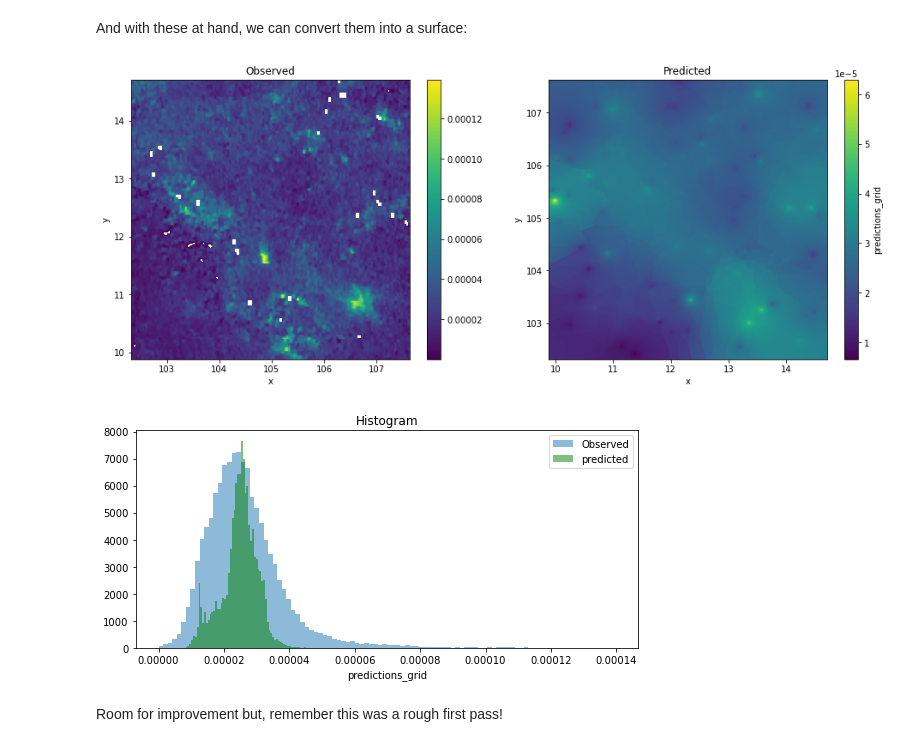
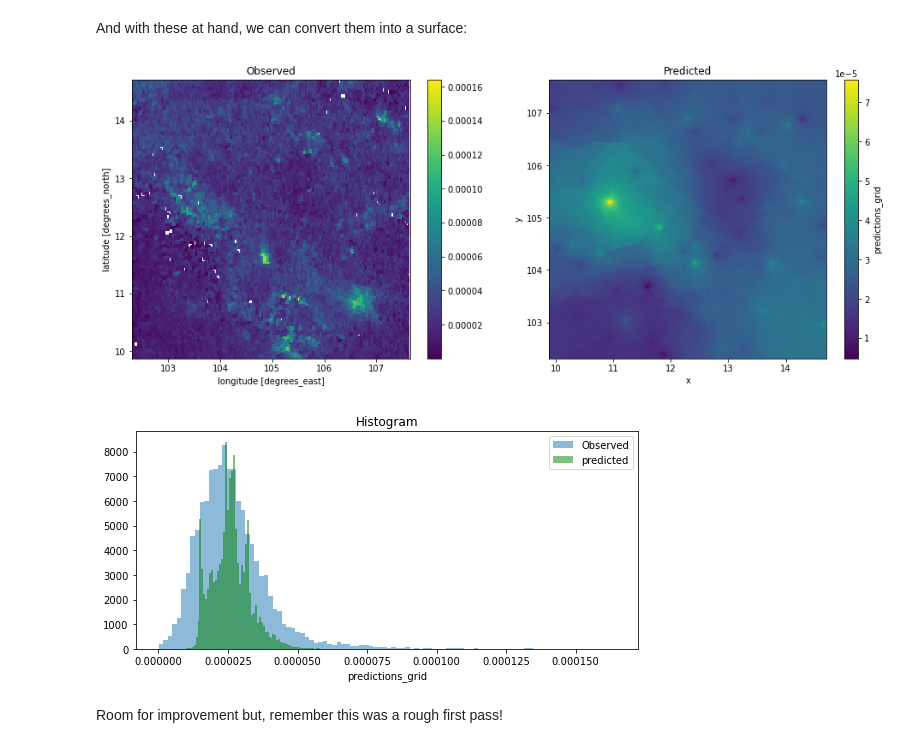
Before and after one commit to darribas/gds4ae, a Jupyter notebook: content/notebooks/04-Spatial_feature_eng_i.ipynb, the cells around one changed output. Saved outputs shown, nothing was run; the diff lists cells and outputs as text; code cells hidden in the pictures.

```diff
--- a/content/notebooks/04-Spatial_feature_eng_i.ipynb
+++ b/content/notebooks/04-Spatial_feature_eng_i.ipynb
@@ -296 +289,17 @@ tgt_friction = canvas.raster(friction)
+# %%
+# Define dimensions
+dimX, dimY = 300, 400
+minx, miny, maxx, maxy = pollution.rio.bounds()
+# Create XY indices
+ys = np.linspace(miny, maxy, dimY)
+xs = np.linspace(minx, maxx, dimX)
+# Set up placeholder array
+canvas = xarray.DataArray(
+    np.zeros((dimY, dimX)),
+    coords=[ys, xs],
+    dims=["y", "x"]
+).rio.write_crs(4326) # Add CRS
+# %%
+cvs_pollution = pollution.rio.reproject_match(canvas)
+cvs_friction = friction.rio.reproject_match(canvas)
 # %%
@@ -442,5 +445,7 @@ tgt_pollution_mt = tgt_pollution.rio.set_crs(
+# %%
+canvas_mt = canvas.rio.reproject(5726)
 # %%
-xy_pairs = tgt_pollution_mt.to_series().index
+xy_pairs = canvas_mt.to_series().index
 xys = np.array(
     [
         xy_pairs.get_level_values("x"),
@@ -466,29 +471,31 @@ predictions_surface = xarray.DataArray().from_series(
 # %%
 f, axs = plt.subplots(1, 2, figsize=(16, 6))
 
-tgt_pollution.where(tgt_pollution>0).plot(ax=axs[0])
+cvs_pollution.where(cvs_pollution>0).plot(ax=axs[0])
 axs[0].set_title("Observed")
 
-predictions_surface.plot(ax=axs[1])
+predictions_surface.where(
+    predictions_surface>0
+).plot(ax=axs[1])
 axs[1].set_title("Predicted")
 
 plt.show()
 # %% [output]
-[figure, old version]
+[figure, new version]
 # %%
 f, ax = plt.subplots(1, figsize=(9, 4))
-tgt_pollution.where(
-    tgt_pollution>0
+cvs_pollution.where(
+    cvs_pollution>0
 ).plot.hist(
     bins=100, alpha=0.5, ax=ax, label="Observed"
 )
 predictions_surface.plot.hist(
     bins=100, alpha=0.5, ax=ax, color="g", label="predicted"
 )
 plt.legend()
 plt.show()
 # %% [output]
-[figure, old version]
+[figure, new version]
 # %% [markdown]
 Room for improvement but, remember this was a rough first pass!
 # %% [markdown]
```
Also changed, not shown: parts of 17 cells of this notebook.
